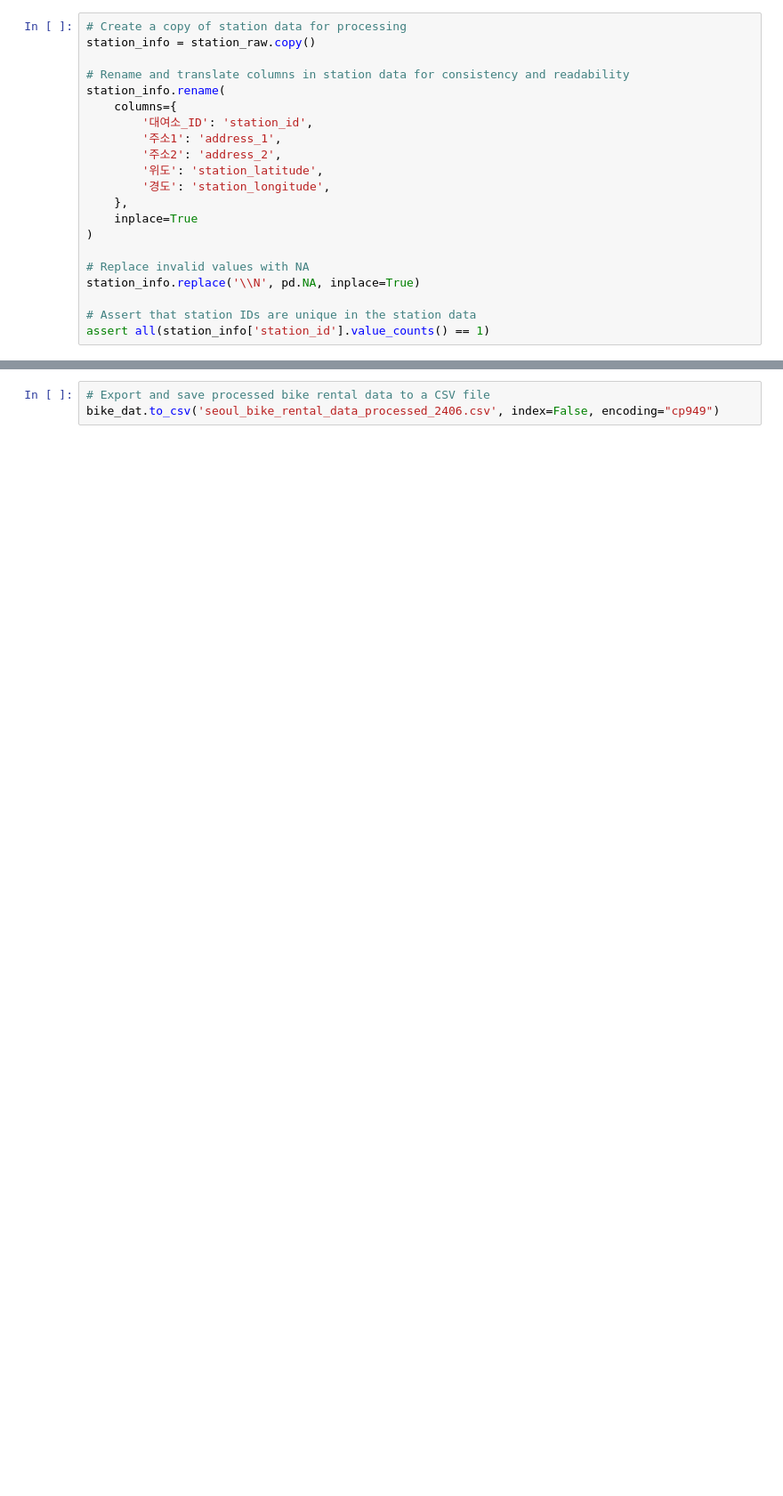
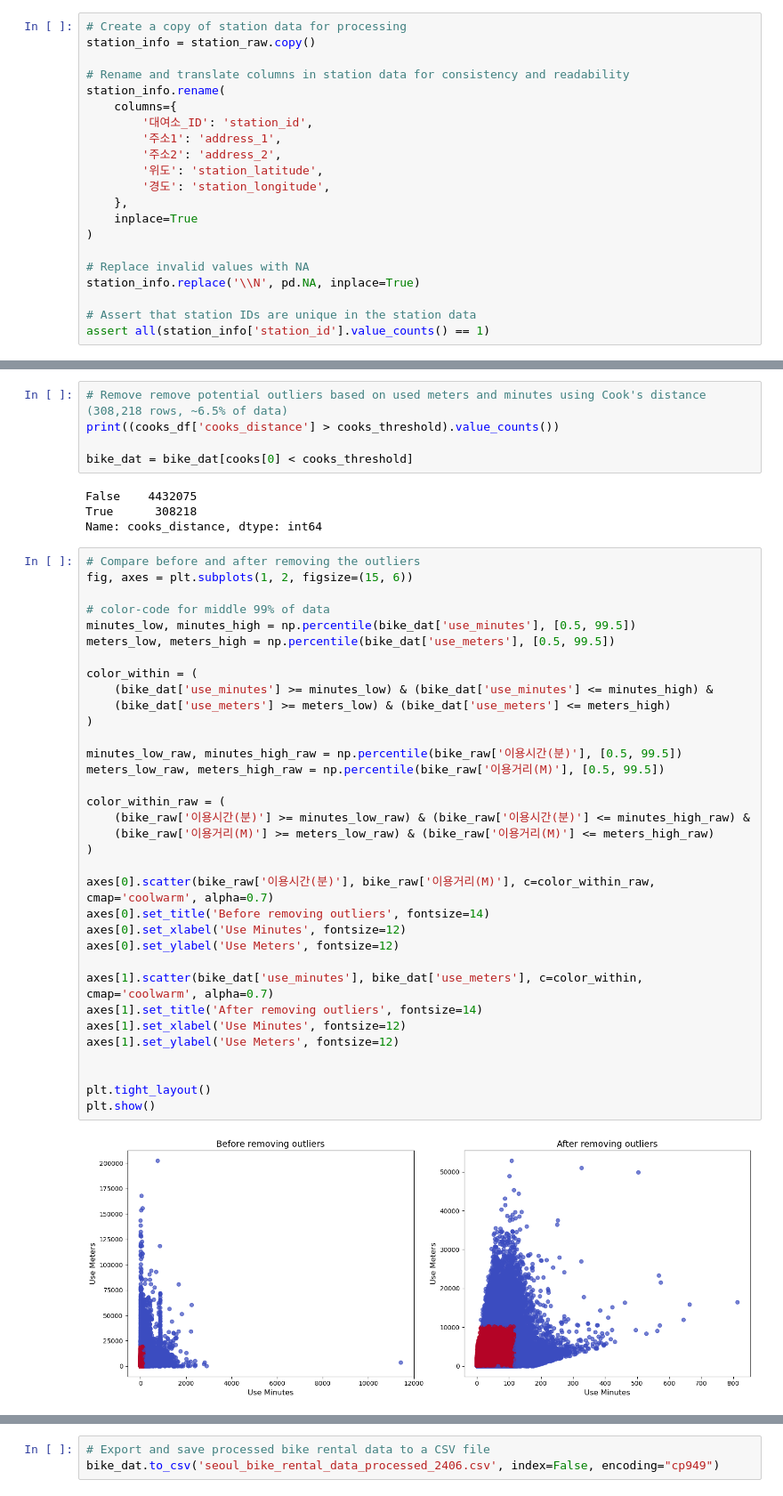
Before and after one commit to taehan1024/seoul-bike-rental, a Jupyter notebook: 0. data_preparation.ipynb, the cells around one changed output, grey strips where cells are left out. Shown at 89% size. Saved outputs shown, nothing was run; the diff lists cells and outputs as text; blank space fills up the shorter version.

```diff
--- a/0. data_preparation.ipynb
+++ b/0. data_preparation.ipynb
@@ -124,0 +151,45 @@ Name: return_station_latitude, dtype: int64
+# %%
+# Remove remove potential outliers based on used meters and minutes using Cook's distance (308,218 rows, ~6.5% of data)
+print((cooks_df['cooks_distance'] > cooks_threshold).value_counts())
+
+bike_dat = bike_dat[cooks[0] < cooks_threshold]
+# %% [output]
+False    4432075
+True      308218
+Name: cooks_distance, dtype: int64
+# %%
+# Compare before and after removing the outliers
+fig, axes = plt.subplots(1, 2, figsize=(15, 6))
+
+# color-code for middle 99% of data
+minutes_low, minutes_high = np.percentile(bike_dat['use_minutes'], [0.5, 99.5])
+meters_low, meters_high = np.percentile(bike_dat['use_meters'], [0.5, 99.5])
+
+color_within = (
+    (bike_dat['use_minutes'] >= minutes_low) & (bike_dat['use_minutes'] <= minutes_high) &
+    (bike_dat['use_meters'] >= meters_low) & (bike_dat['use_meters'] <= meters_high)
+)
+
+minutes_low_raw, minutes_high_raw = np.percentile(bike_raw['이용시간(분)'], [0.5, 99.5])
+meters_low_raw, meters_high_raw = np.percentile(bike_raw['이용거리(M)'], [0.5, 99.5])
+
+color_within_raw = (
+    (bike_raw['이용시간(분)'] >= minutes_low_raw) & (bike_raw['이용시간(분)'] <= minutes_high_raw) &
+    (bike_raw['이용거리(M)'] >= meters_low_raw) & (bike_raw['이용거리(M)'] <= meters_high_raw)
+)
+
+axes[0].scatter(bike_raw['이용시간(분)'], bike_raw['이용거리(M)'], c=color_within_raw, cmap='coolwarm', alpha=0.7)
+axes[0].set_title('Before removing outliers', fontsize=14)
+axes[0].set_xlabel('Use Minutes', fontsize=12)
+axes[0].set_ylabel('Use Meters', fontsize=12)
+
+axes[1].scatter(bike_dat['use_minutes'], bike_dat['use_meters'], c=color_within, cmap='coolwarm', alpha=0.7)
+axes[1].set_title('After removing outliers', fontsize=14)
+axes[1].set_xlabel('Use Minutes', fontsize=12)
+axes[1].set_ylabel('Use Meters', fontsize=12)
+
+
+plt.tight_layout()
+plt.show()
+# %% [output]
+[figure, added]
```
Also changed, not shown: parts of 12 cells of this notebook, 7 other files.
